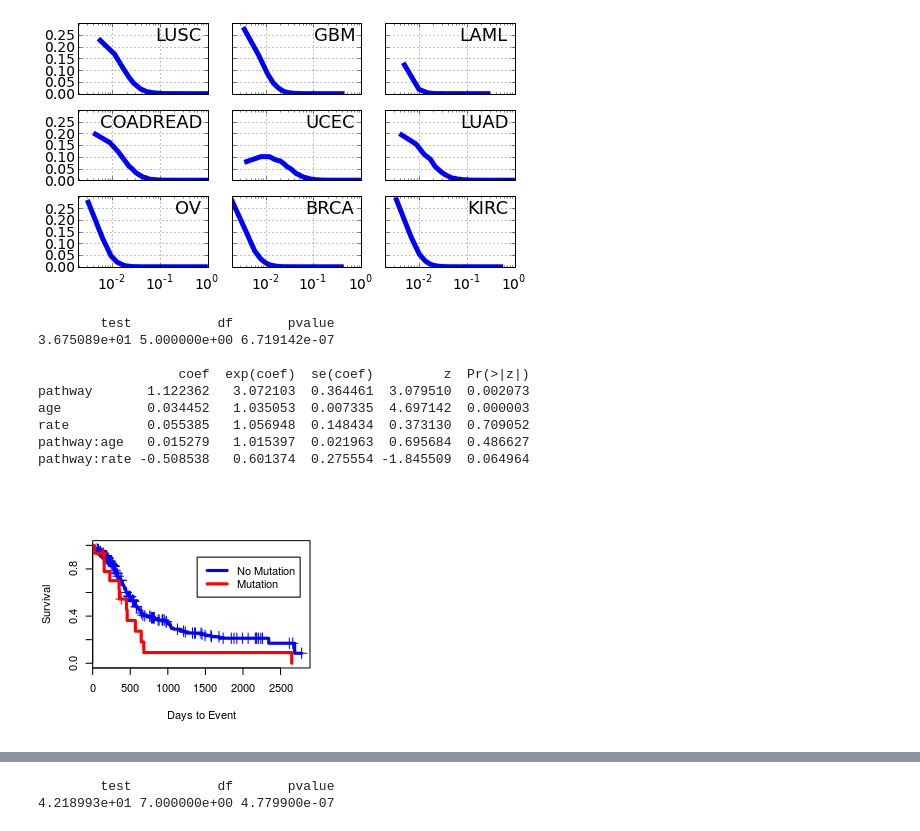
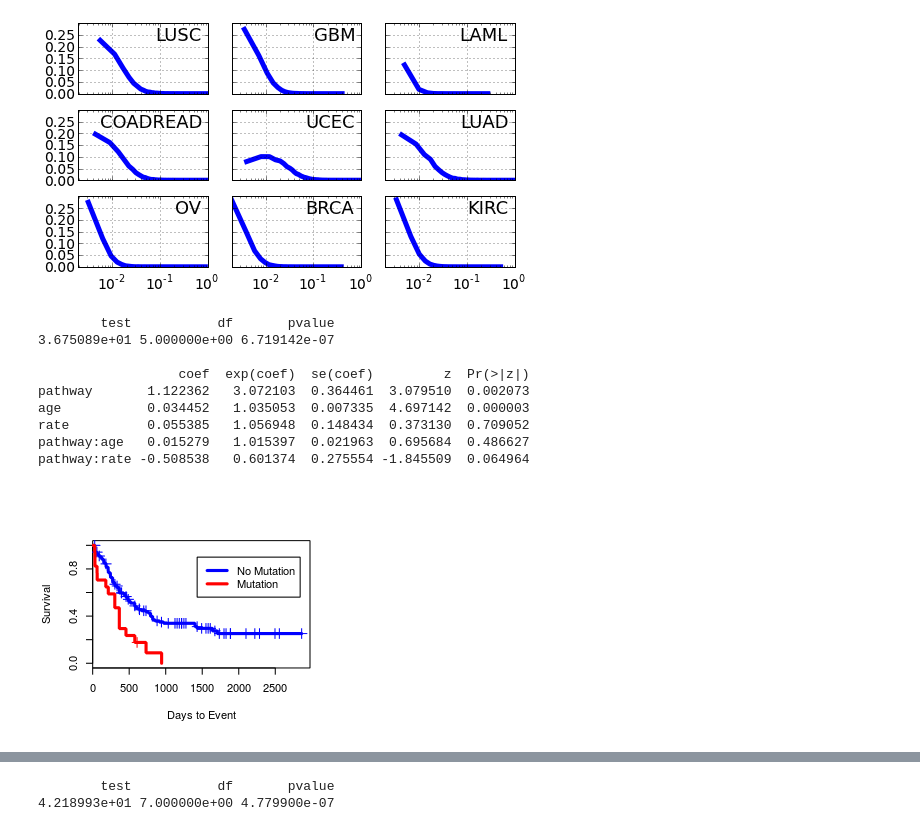
Before and after one commit to theandygross/TCGA, a Jupyter notebook: Pathway_Merge/Notebooks/PosterFigs.ipynb, the cells around one changed output, grey strips where cells are left out. Saved outputs shown, nothing was run; the diff lists cells and outputs as text; code cells hidden in the pictures.

Commit message:
Updates survival curve plots.

```diff
--- a/Pathway_Merge/Notebooks/PosterFigs.ipynb
+++ b/Pathway_Merge/Notebooks/PosterFigs.ipynb
@@ -150,6 +135,7 @@ time_var = 'days'
 event_var = 'deceased'
 
 clinical = cancer.clinical[[time_var, event_var] + covariates].dropna()
+cancer.patients = clinical.index
 # %%
 from Reports.Figures import *
 from IPython.display import Image
@@ -160,26 +190,27 @@ clinical['p53'] = cancer.hit_matrix.ix['TP53'].clip_upper(1.)
 # %%
 p = 'KEGG_UBIQUITIN_MEDIATED_PROTEOLYSIS'
 hit_vec = cancer.meta_matrix.ix[p].clip_upper(1)
 
 res = get_cox_ph(clinical, cancer.meta_matrix.ix[p].clip_upper(1),
            covariates, time_var, event_var, return_val='all')
 
 draw_survival_curves_KM(clinical, hit_vec, show=True, title=False,
-                        time_var=time_var, event_var=event_var, filename='LAML_Ubiqutitn.pdf')
+                        time_var=time_var, event_var=event_var,
+                        filename='tmp1.png')
 
 print res
 Image(filename='tmp1.png')
 # %% [output]
         test           df       pvalue
 3.675089e+01 5.000000e+00 6.719142e-07
 
                   coef  exp(coef)  se(coef)         z  Pr(>|z|)
 pathway       1.122362   3.072103  0.364461  3.079510  0.002073
 age           0.034452   1.035053  0.007335  4.697142  0.000003
 rate          0.055385   1.056948  0.148434  0.373130  0.709052
 pathway:age   0.015279   1.015397  0.021963  0.695684  0.486627
 pathway:rate -0.508538   0.601374  0.275554 -1.845509  0.064964
-[figure, old version]
+[figure, new version]
 # %%
 draw_pathway_count_bar(p, cancer, file_name='LAML_Ubiquitin_bar.svg')
 # %% [output]
```
Also changed, not shown: parts of 17 cells of this notebook, 6 other files.
